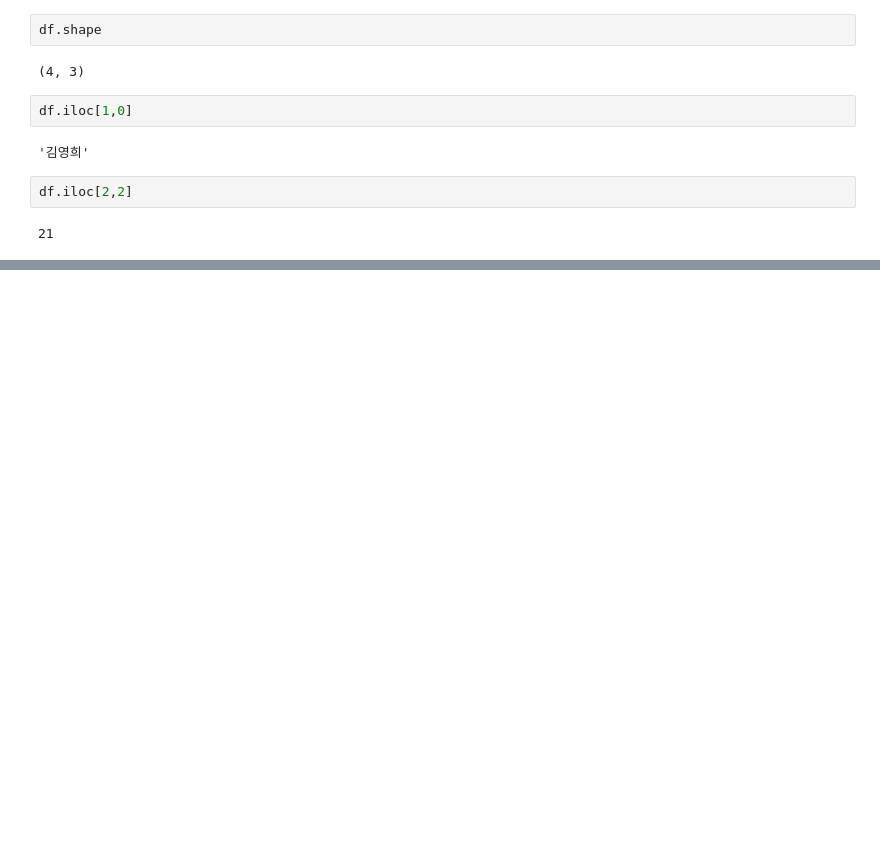
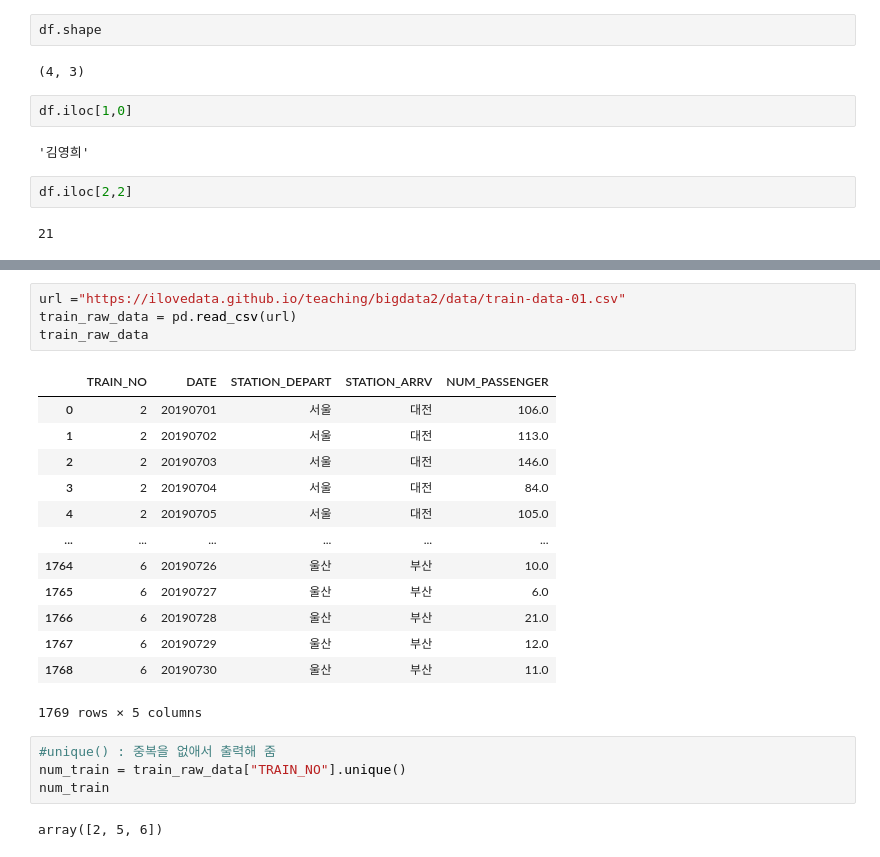
Before and after one commit to g-gg-ggg/Data-Visualization-2022-, a Jupyter notebook: _notebooks/2022-09-29-(d개론).ipynb, the cells around one changed output, grey strips where cells are left out. Drawn from its saved outputs; the diff is of its cells as text; blank space fills up the shorter version.

```diff
--- a/_notebooks/2022-09-29-(d개론).ipynb
+++ b/_notebooks/2022-09-29-(d개론).ipynb
@@ -246,0 +308,24 @@ df.iloc[2,2]
+# %%
+url ="https://ilovedata.github.io/teaching/bigdata2/data/train-data-01.csv"
+train_raw_data = pd.read_csv(url)
+train_raw_data
+# %% [output]
+|  | TRAIN_NO | DATE | STATION_DEPART | STATION_ARRV | NUM_PASSENGER |
+| 0 | 2 | 20190701 | 서울 | 대전 | 106.0 |
+| 1 | 2 | 20190702 | 서울 | 대전 | 113.0 |
+| 2 | 2 | 20190703 | 서울 | 대전 | 146.0 |
+| 3 | 2 | 20190704 | 서울 | 대전 | 84.0 |
+| 4 | 2 | 20190705 | 서울 | 대전 | 105.0 |
+| ... | ... | ... | ... | ... | ... |
+| 1764 | 6 | 20190726 | 울산 | 부산 | 10.0 |
+| 1765 | 6 | 20190727 | 울산 | 부산 | 6.0 |
+| 1766 | 6 | 20190728 | 울산 | 부산 | 21.0 |
+| 1767 | 6 | 20190729 | 울산 | 부산 | 12.0 |
+| 1768 | 6 | 20190730 | 울산 | 부산 | 11.0 |
+1769 rows × 5 columns
+# %%
+#unique() : 중복을 없애서 출력해 줌
+num_train = train_raw_data["TRAIN_NO"].unique()
+num_train
+# %% [output]
+array([2, 5, 6])
```
Also changed, not shown: parts of 19 cells of this notebook.
